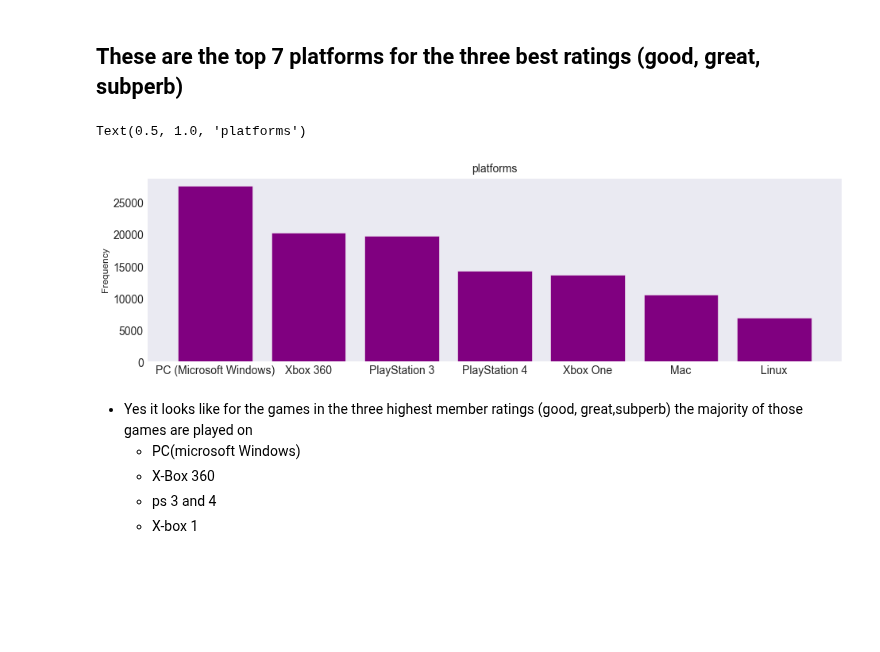
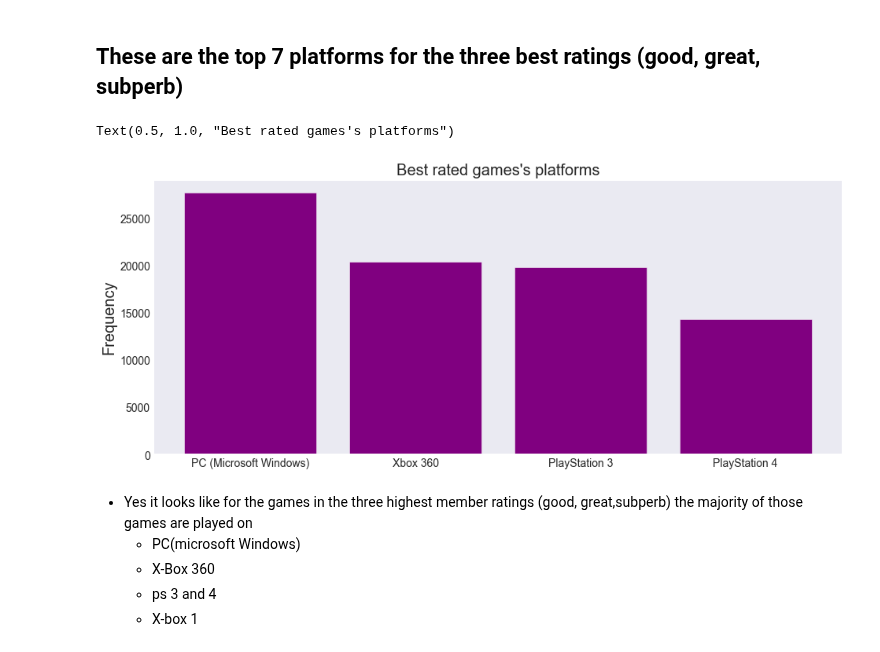
Before and after one commit to MrEnigmamgine/Videogame-Capstone_fork, a Jupyter notebook: Glady-acquire-Exploration.ipynb, the cells around one changed output. Saved outputs shown, nothing was run; the diff lists cells and outputs as text; code cells hidden in the pictures; blank space fills up the shorter version.

```diff
--- a/Glady-acquire-Exploration.ipynb
+++ b/Glady-acquire-Exploration.ipynb
@@ -424,7 +0,0 @@ game_library.title_version.value_counts()
-# %%
-headers = {'Client-ID': f'{Client_ID}', 'Authorization': f'Bearer {access_token}'}
-data = 'fields *; limit 500;'
-r = requests.post('https://api.igdb.com/v4/multiplayer_modes' ,data=data ,  headers=headers)
-multiplayer_modes = wrapper.api_request('multiplayer_modes', 'fields *;limit 500;')
-x = json.loads(multiplayer_modes)
-multiplayer_modes =pd.DataFrame(x)
@@ -626,0 +178,2 @@ df2 = pd.read_json("explore_game_library.json")
+# %%
+df2 = df2.drop(columns='ports')
@@ -759,16 +345,16 @@ df_top3_rating.head(1)
 # %% [markdown]
 ## These are the top 7 platforms for the three best ratings (good, great, subperb)
 # %%
-fig, ax = plt.subplots(figsize = (14,4))
+fig, ax = plt.subplots(figsize = (14,6))
 sns.set_style("dark")
-ax.bar(to_1D(df_top3_rating["platforms"]).value_counts().iloc[:7].index,
-        to_1D(df_top3_rating["platforms"]).value_counts().iloc[:7].values,
+ax.bar(to_1D(df_top3_rating["platforms"]).value_counts().iloc[:4].index,
+        to_1D(df_top3_rating["platforms"]).value_counts().iloc[:4].values,
           color= ['purple'])
-ax.set_ylabel("Frequency", size = 12)
-ax.set_title("platforms", size = 14)
+ax.set_ylabel("Frequency", size = 20)
+ax.set_title("Best rated games's platforms", size = 20)
 # %% [output]
-Text(0.5, 1.0, 'platforms')
+Text(0.5, 1.0, "Best rated games's platforms")
-[figure, old version]
+[figure, new version]
 # %% [markdown]
 - Yes it looks like for the games in the three highest member ratings (good, great,subperb) the majority of those games are played on
     - PC(microsoft Windows)
```
Also changed, not shown: parts of 198 cells of this notebook.
